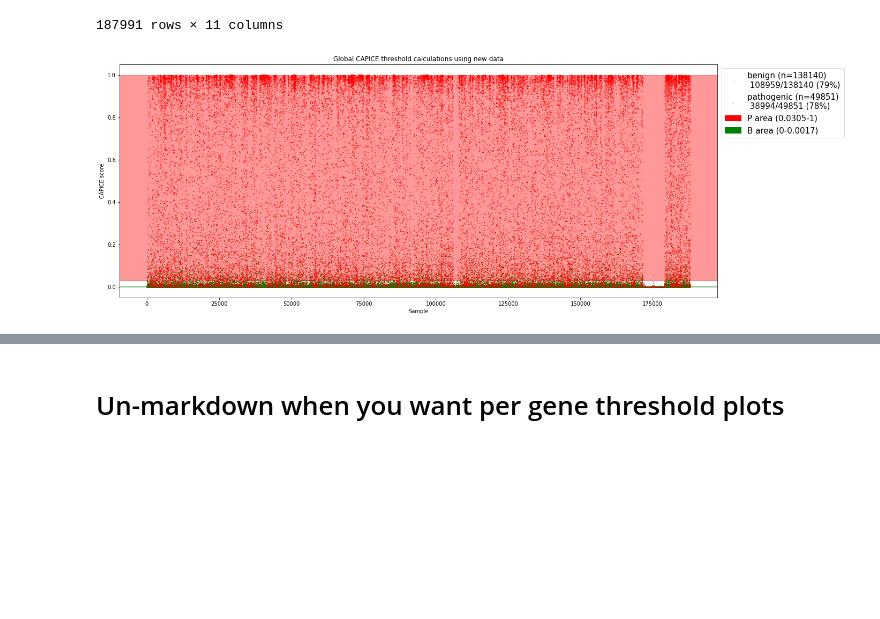
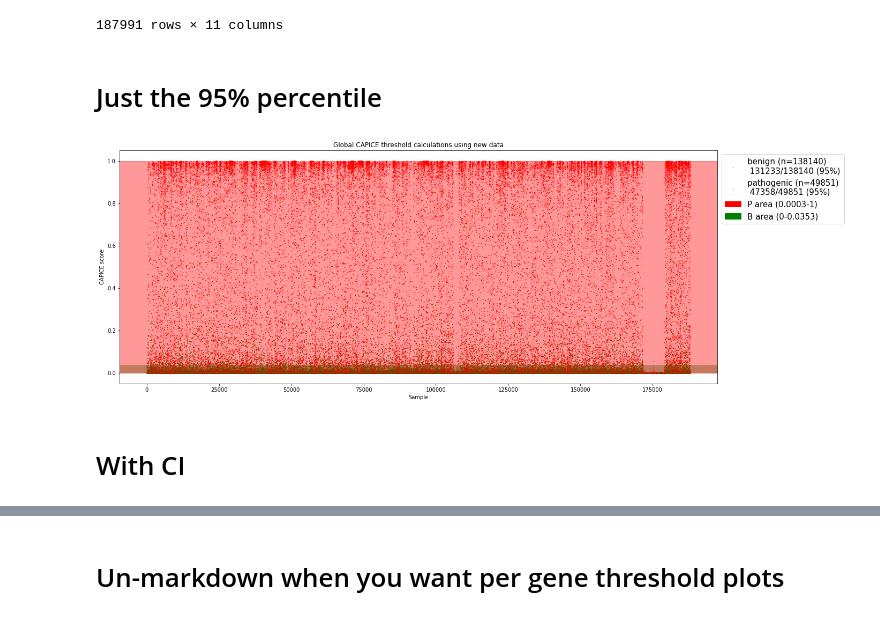
Before and after one commit to SietsmaRJ/capice_updatr, a Jupyter notebook: scripts/thresholds.ipynb, the cells around one changed output, grey strips where cells are left out. Cells and saved outputs as stored; diff of their text form; code cells hidden in the pictures; blank space fills up the shorter version.

```diff
--- a/scripts/thresholds.ipynb
+++ b/scripts/thresholds.ipynb
@@ -357,21 +419,25 @@ patho_scores = merge[merge['binarized_label'] == 1]['probabilities']
 percentile_patho = np.percentile(patho_scores, 5)
 percentile_patho_subset = benign_scores[benign_scores >= percentile_patho]
 patho_lower_ci, patho_med, patho_upper_ci = calc_ci(percentile_patho_subset)
+# %% [markdown]
+# Just the 95% percentile
 # %%
 dot_size = 0.3
 n_decimals = 4
 
 plt.rcParams['figure.figsize'] = (20,8)
 
+benign_threshold = percentile_benign
+
 plt.axhspan(0,
-            benign_upper_ci,
+            benign_threshold,
             0,
             1,
             color='green',
             alpha=0.4
            )
 
-n_benign_correct = merge[(merge['probabilities'] <= benign_upper_ci) & (merge['binarized_label'] == 0)].shape[0]
+n_benign_correct = merge[(merge['probabilities'] <= benign_threshold) & (merge['binarized_label'] == 0)].shape[0]
 n_benign_tot = merge[merge['binarized_label'] == 0].shape[0]
 
 benign_subset = merge[merge['binarized_label'] == 0]
@@ -382,37 +448,41 @@ plt.scatter(benign_subset['sample'],
             label=f'benign (n={benign_subset.shape[0]}) \n {n_benign_correct}/{n_benign_tot} ({round(n_benign_correct/n_benign_tot*100)}%)'
            )
 
-plt.axhspan(patho_lower_ci,
+pathogenic_threshold = percentile_patho
+
+plt.axhspan(pathogenic_threshold,
             1,
             0,
             1,
             color='red',
             alpha=0.4
            )
 
-n_patho_correct = merge[(merge['probabilities'] >= patho_lower_ci) & (merge['binarized_label'] == 1)].shape[0]
+n_patho_correct = merge[(merge['probabilities'] >= pathogenic_threshold) & (merge['binarized_label'] == 1)].shape[0]
 n_patho_tot = merge[merge['binarized_label'] == 1].shape[0]
 
 patho_subset = merge[merge['binarized_label'] == 1]
 plt.scatter(patho_subset['sample'],
             patho_subset['probabilities'],
             s=dot_size,
             color='red',
             label=f'pathogenic (n={patho_subset.shape[0]}) \n {n_patho_correct}/{n_patho_tot} ({round(n_patho_correct/n_patho_tot*100)}%)'
            )
 
 handles, labels = plt.gca().get_legend_handles_labels()
 
-red_patch = mpatches.Patch(color='red', label=f'P area ({round(patho_lower_ci, n_decimals)}-1)')
+red_patch = mpatches.Patch(color='red', label=f'P area ({round(pathogenic_threshold, n_decimals)}-1)')
 handles.append(red_patch)
-green_patch = mpatches.Patch(color='green', label=f'B area (0-{round(benign_upper_ci, n_decimals)})')
+green_patch = mpatches.Patch(color='green', label=f'B area (0-{round(benign_threshold, n_decimals)})')
 handles.append(green_patch)
 plt.legend(bbox_to_anchor=(1.0,1.0), handles=handles, prop={'size':15})
 
 plt.ylabel('CAPICE score')
 plt.xlabel('Sample')
-plt.title('Global CAPICE threshold calculations using new data')
+plt.title('Global CAPICE threshold calculations using new data on 95% percentile')
 
 plt.show()
 # %% [output]
-[figure, old version]
+[figure, new version]
+# %% [markdown]
+# With CI
```
Also changed, not shown: parts of 17 cells of this notebook, 1 other file.
